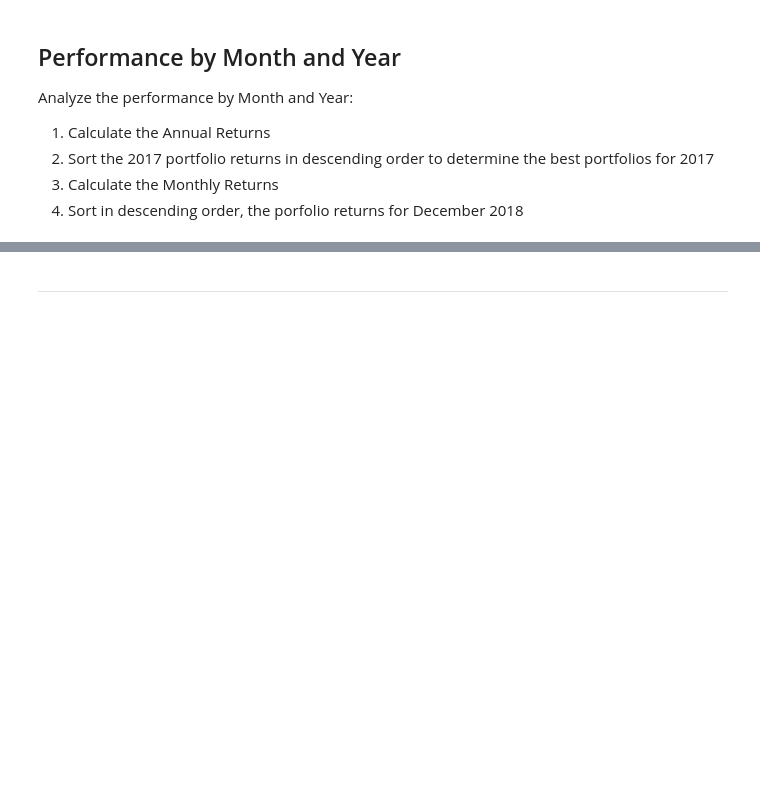
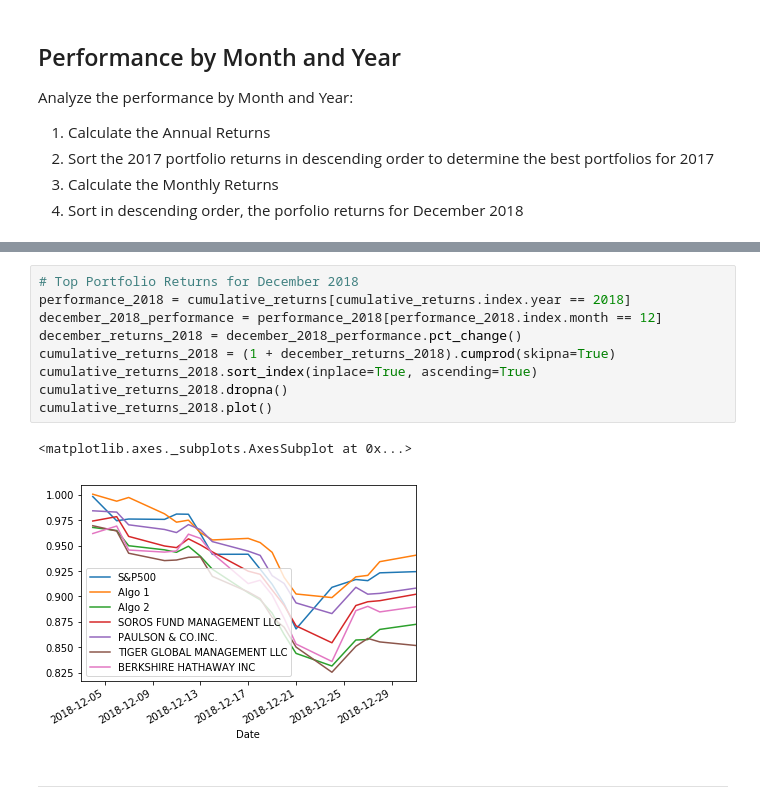
Before and after one commit to stragitech/pandas_homework, a Jupyter notebook: whale_analysis.ipynb, the cells around one changed output, grey strips where cells are left out. Drawn from its saved outputs; the diff is of its cells as text; blank space fills up the shorter version.

```diff
--- a/whale_analysis.ipynb
+++ b/whale_analysis.ipynb
@@ -186,3 +208,15 @@ monthly_returns.head()
+# %%
+# Top Portfolio Returns for December 2018
+performance_2018 = cumulative_returns[cumulative_returns.index.year == 2018]
+december_2018_performance = performance_2018[performance_2018.index.month == 12]
+december_returns_2018 = december_2018_performance.pct_change()
+cumulative_returns_2018 = (1 + december_returns_2018).cumprod(skipna=True)
+cumulative_returns_2018.sort_index(inplace=True, ascending=True)
+cumulative_returns_2018.dropna()
+cumulative_returns_2018.plot()
+# %% [output]
+<matplotlib.axes._subplots.AxesSubplot at 0x...>
+[figure, added]
 # %% [markdown]
 ---
 # %% [markdown]
```
Also changed, not shown: parts of 37 cells of this notebook.
